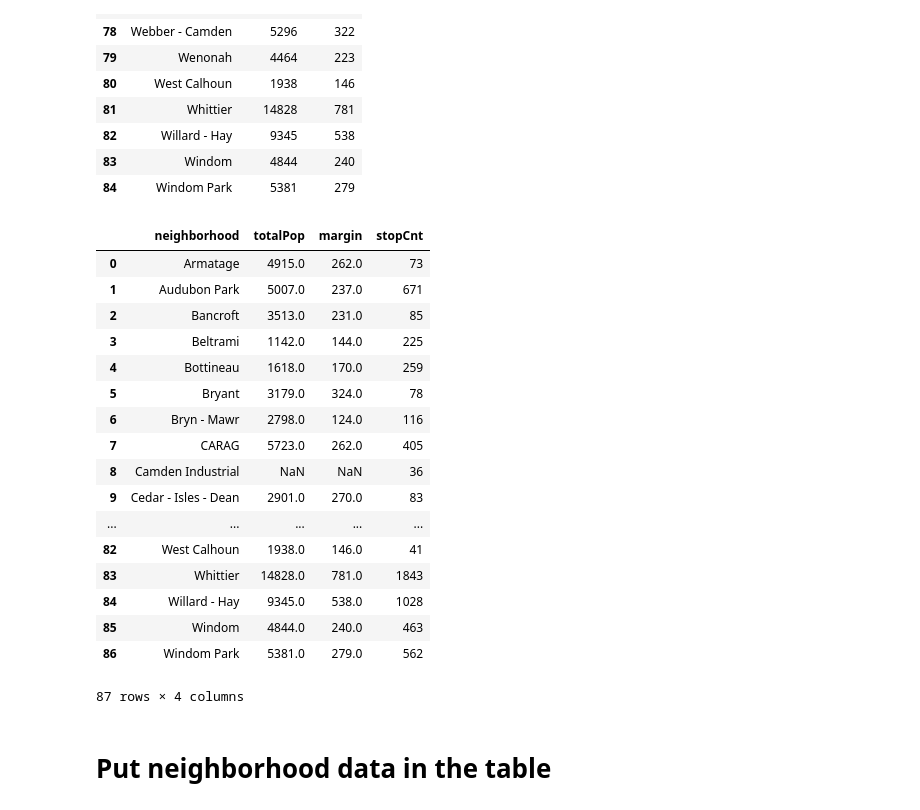
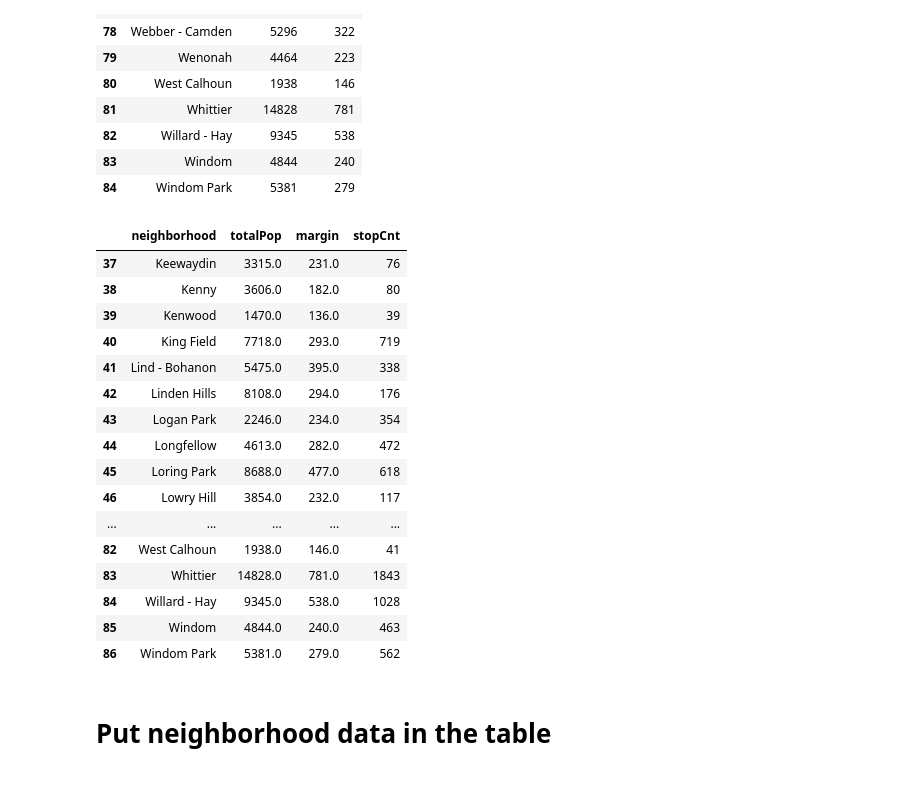
Before and after one commit to mccallkm/Minneapolis-Traffic-Stop-Data-Analysis, a Jupyter notebook: clean_data.ipynb, the cells around one changed output. Cells and saved outputs as stored; diff of their text form; code cells hidden in the pictures.

```diff
--- a/clean_data.ipynb
+++ b/clean_data.ipynb
@@ -202,26 +213,25 @@ pop_df.tail(10)
 # %%
 merge_df=pd.merge(neighborhood_df,pop_df,on="neighborhood",how="left")
 merge_df=merge_df[['neighborhood','totalPop','margin','stopCnt']]
-merge_df
+merge_df.tail(50)
 # %% [output]
 |  | neighborhood | totalPop | margin | stopCnt |
-| 0 | Armatage | 4915.0 | 262.0 | 73 |
-| 1 | Audubon Park | 5007.0 | 237.0 | 671 |
-| 2 | Bancroft | 3513.0 | 231.0 | 85 |
-| 3 | Beltrami | 1142.0 | 144.0 | 225 |
-| 4 | Bottineau | 1618.0 | 170.0 | 259 |
-| 5 | Bryant | 3179.0 | 324.0 | 78 |
-| 6 | Bryn - Mawr | 2798.0 | 124.0 | 116 |
-| 7 | CARAG | 5723.0 | 262.0 | 405 |
-| 8 | Camden Industrial | NaN | NaN | 36 |
-| 9 | Cedar - Isles - Dean | 2901.0 | 270.0 | 83 |
+| 37 | Keewaydin | 3315.0 | 231.0 | 76 |
+| 38 | Kenny | 3606.0 | 182.0 | 80 |
+| 39 | Kenwood | 1470.0 | 136.0 | 39 |
+| 40 | King Field | 7718.0 | 293.0 | 719 |
+| 41 | Lind - Bohanon | 5475.0 | 395.0 | 338 |
+| 42 | Linden Hills | 8108.0 | 294.0 | 176 |
+| 43 | Logan Park | 2246.0 | 234.0 | 354 |
+| 44 | Longfellow | 4613.0 | 282.0 | 472 |
+| 45 | Loring Park | 8688.0 | 477.0 | 618 |
+| 46 | Lowry Hill | 3854.0 | 232.0 | 117 |
 | ... | ... | ... | ... | ... |
 | 82 | West Calhoun | 1938.0 | 146.0 | 41 |
 | 83 | Whittier | 14828.0 | 781.0 | 1843 |
 | 84 | Willard - Hay | 9345.0 | 538.0 | 1028 |
 | 85 | Windom | 4844.0 | 240.0 | 463 |
 | 86 | Windom Park | 5381.0 | 279.0 | 562 |
-87 rows × 4 columns
 # %%
 merge_df.to_csv("static/data/neighborhood_data.csv", index=False,header=True)
 # %% [markdown]
```
Also changed, not shown: parts of 1 cell of this notebook, 2 other files.
